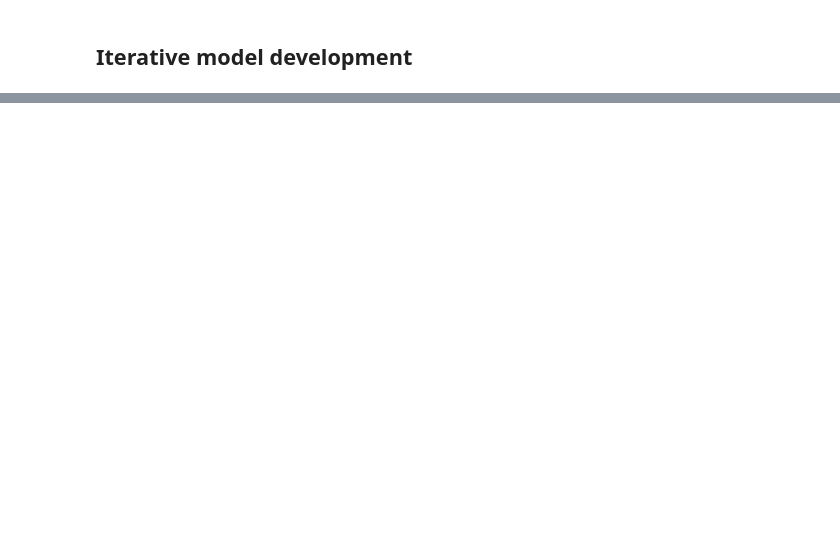
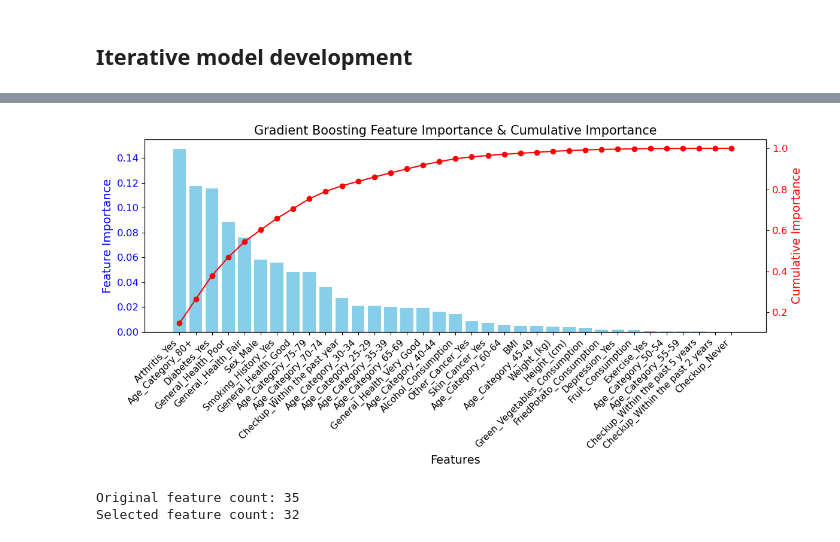
Before and after one commit to Jared-Tenebris/mldp-jared, a Jupyter notebook: cardiovascular_health.ipynb, the cells around one changed output, grey strips where cells are left out. Cells and saved outputs as stored; diff of their text form; code cells hidden in the pictures; blank space fills up the shorter version.

```diff
--- a/cardiovascular_health.ipynb
+++ b/cardiovascular_health.ipynb
@@ -1115,2 +1288,17 @@ X = X.drop(columns=["Height_(cm)", "Weight_(kg)"])
 # %%
-## Further feature engineering / feature selection
+# Create feature importance dataframe
+df_gbt_feat_impt = pd.DataFrame({
+    "Feature": X_train.columns,
+    "Importance": gbt.feature_importances_
+})
+
+# Sort by importance
+df_gbt_feat_impt = df_gbt_feat_impt.sort_values(
+    by="Importance",
+    ascending=False
+).reset_index(drop=True)
+
+# Add cumulative importance
+df_gbt_feat_impt["Cumulative importance"] = df_gbt_feat_impt["Importance"].cumsum()
+
+df_gbt_feat_impt
@@ -1116,0 +1323,52 @@ X = X.drop(columns=["Height_(cm)", "Weight_(kg)"])
+# %%
+import matplotlib.pyplot as plt
+
+fig, ax1 = plt.subplots(figsize=(12, 6))
+
+# Bar chart for feature importance
+ax1.bar(
+    df_gbt_feat_impt["Feature"],
+    df_gbt_feat_impt["Importance"],
+    color="skyblue"
+)
+ax1.set_xlabel("Features", size=14)
+ax1.set_ylabel("Feature Importance", color="blue", size=14)
+ax1.tick_params(axis="y", labelcolor="blue", labelsize=12)
+ax1.set_xticklabels(
+    df_gbt_feat_impt["Feature"],
+    rotation=45,
+    ha="right",
+    size=11
+)
+
+# Line chart for cumulative importance
+ax2 = ax1.twinx()
+ax2.plot(
+    df_gbt_feat_impt["Feature"],
+    df_gbt_feat_impt["Cumulative importance"],
+    color="red",
+    marker="o"
+)
+ax2.set_ylabel("Cumulative Importance", color="red", size=14)
+ax2.tick_params(axis="y", labelcolor="red", labelsize=12)
+
+plt.title("Gradient Boosting Feature Importance & Cumulative Importance", size=15)
+plt.tight_layout()
+plt.show()
+# %% [output]
+[figure, added]
+# %%
+## Feature selection based on importance
+low_importance_features = [
+    "Checkup_Never",
+    "Checkup_Within the past 5 years",
+    "Checkup_Within the past 2 years"
+]
+
+X_fs = X.drop(columns=low_importance_features)
+
+print("Original feature count:", X.shape[1])
+print("Selected feature count:", X_fs.shape[1])
+# %% [output]
+Original feature count: 35
+Selected feature count: 32
```
Also changed, not shown: parts of 48 cells of this notebook.
